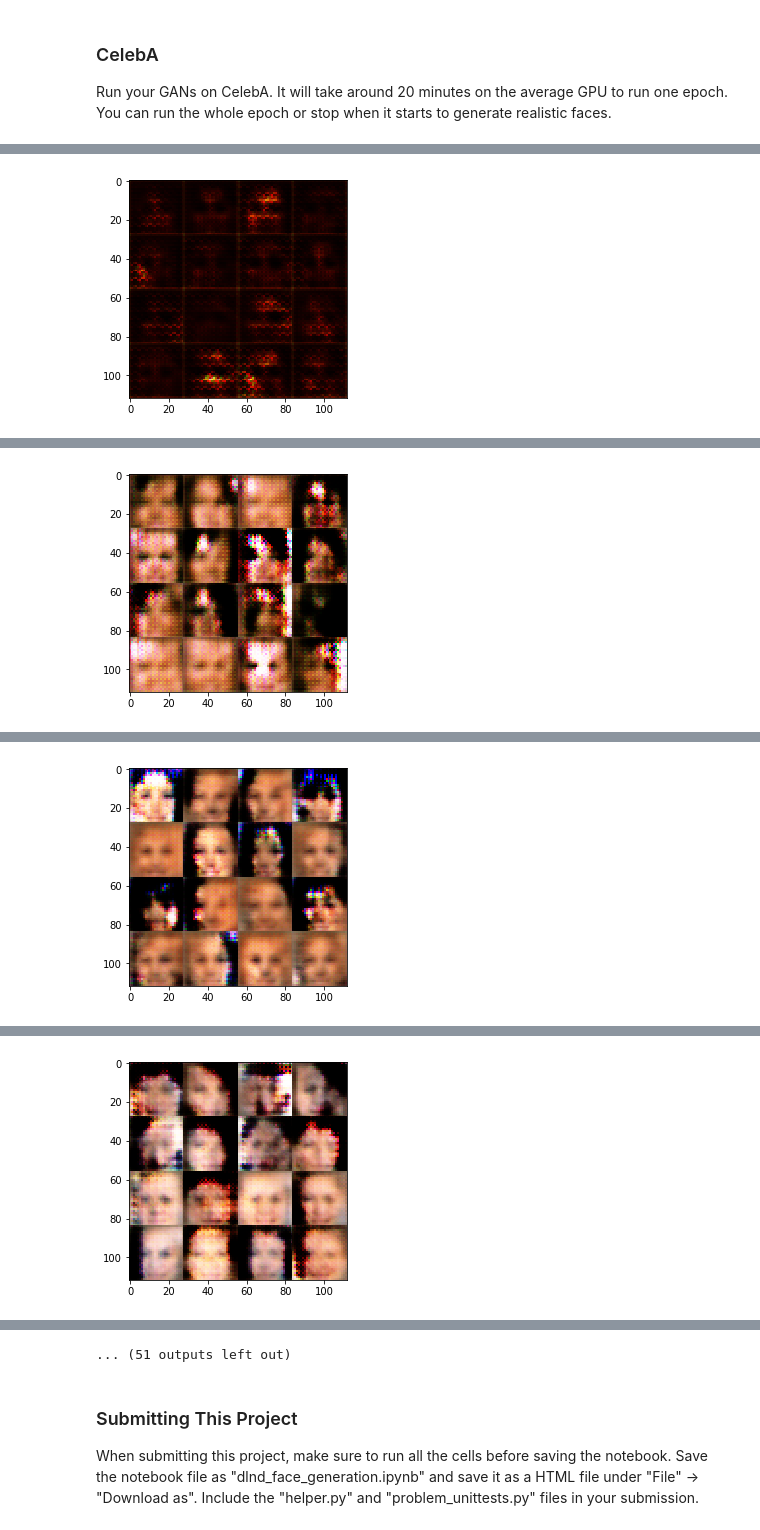
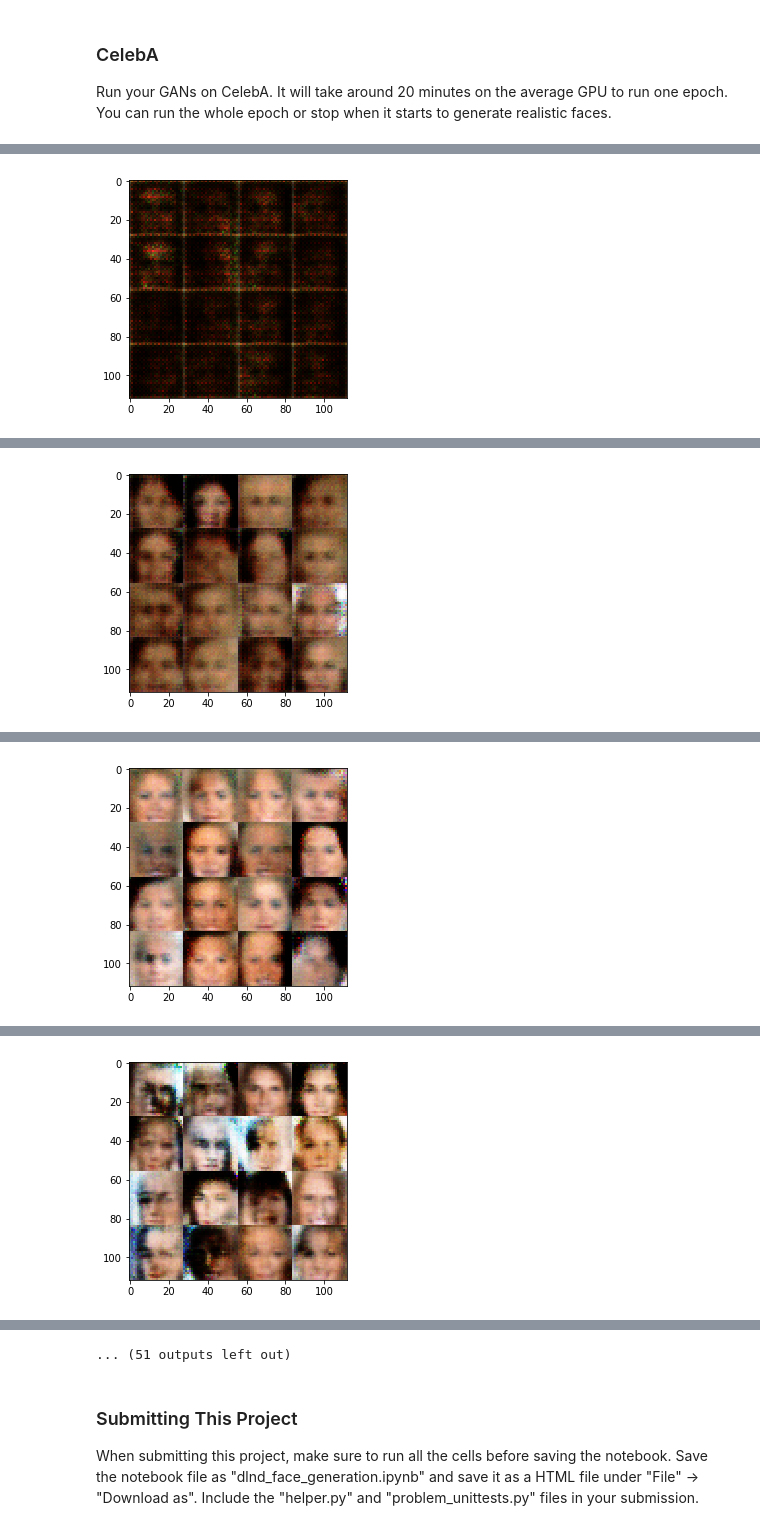
Before and after one commit to albertod/dlnd-face-generation, a Jupyter notebook: dlnd_face_generation.ipynb, the cells around one changed output, grey strips where cells are left out. Saved outputs shown, nothing was run; the diff lists cells and outputs as text; code cells hidden in the pictures.

```diff
--- a/dlnd_face_generation.ipynb
+++ b/dlnd_face_generation.ipynb
@@ -143,7 +143,7 @@ def discriminator(images, reuse=False, alpha=0.01):
     with tf.variable_scope('discriminator', reuse=reuse):
         # Input layer is 28x28X(3 or 1) -> 3 for RGB 1 for Black&White
         x1 = tf.layers.conv2d(images, 64, 5, strides=2, padding='same', activation=None)
-        relul = tf.maximum(alpha * x1, x1)
+        x1 = tf.maximum(alpha * x1, x1)
         # 14x14x128
 
         x2 = tf.layers.conv2d(x1, 128, 5, strides=2, padding='same', activation=None)
@@ -195,13 +195,13 @@ def generator(z, out_channel_dim, is_train=True, alpha=0.2, dropout=0.9):
         x2 = tf.layers.conv2d_transpose(x1, 256, 5, strides=2, padding='same', activation=None)
         x2 = tf.layers.batch_normalization(x2, training=is_train)
         x2 = tf.maximum(alpha*x2, x2)
-        #x2 = tf.nn.dropout(x2, keep_prob=dropout)
+        x2 = tf.nn.dropout(x2, keep_prob=dropout)
         # now 14x14x256
 
         x3 = tf.layers.conv2d_transpose(x2, 128, 5, strides=2, padding='same', activation=None)
         x3 = tf.layers.batch_normalization(x3, training=is_train)
         x3 = tf.maximum(alpha*x3, x3)
-        #x3 = tf.nn.dropout(x3, keep_prob=dropout)
+        x3 = tf.nn.dropout(x3, keep_prob=dropout)
         # now 28x28x128
 
         #output layer
@@ -420,7 +420,7 @@ Run your GANs on CelebA.  It will take around 20 minutes on the average GPU to r
 # %%
 batch_size = 64
 z_dim = 100
-learning_rate = 0.0008
+learning_rate = 0.0004
 beta1 = 0.5
 
 """
@@ -438 +438 @@ Epoch 1/1 100 steps ... train loss:  discriminator: 0.8041 | generator 1.2454
-[figure, old version]
+[figure, new version]
@@ -441 +441 @@ Epoch 1/1 200 steps ... train loss:  discriminator: 2.4626 | generator 0.1999
-[figure, old version]
+[figure, new version]
@@ -444 +444 @@ Epoch 1/1 300 steps ... train loss:  discriminator: 0.9151 | generator 1.1006
-[figure, old version]
+[figure, new version]
@@ -447 +447 @@ Epoch 1/1 400 steps ... train loss:  discriminator: 2.5704 | generator 0.1417
-[figure, old version]
+[figure, new version]
```
Also changed, not shown: parts of 1 cell of this notebook, 1 other file.
